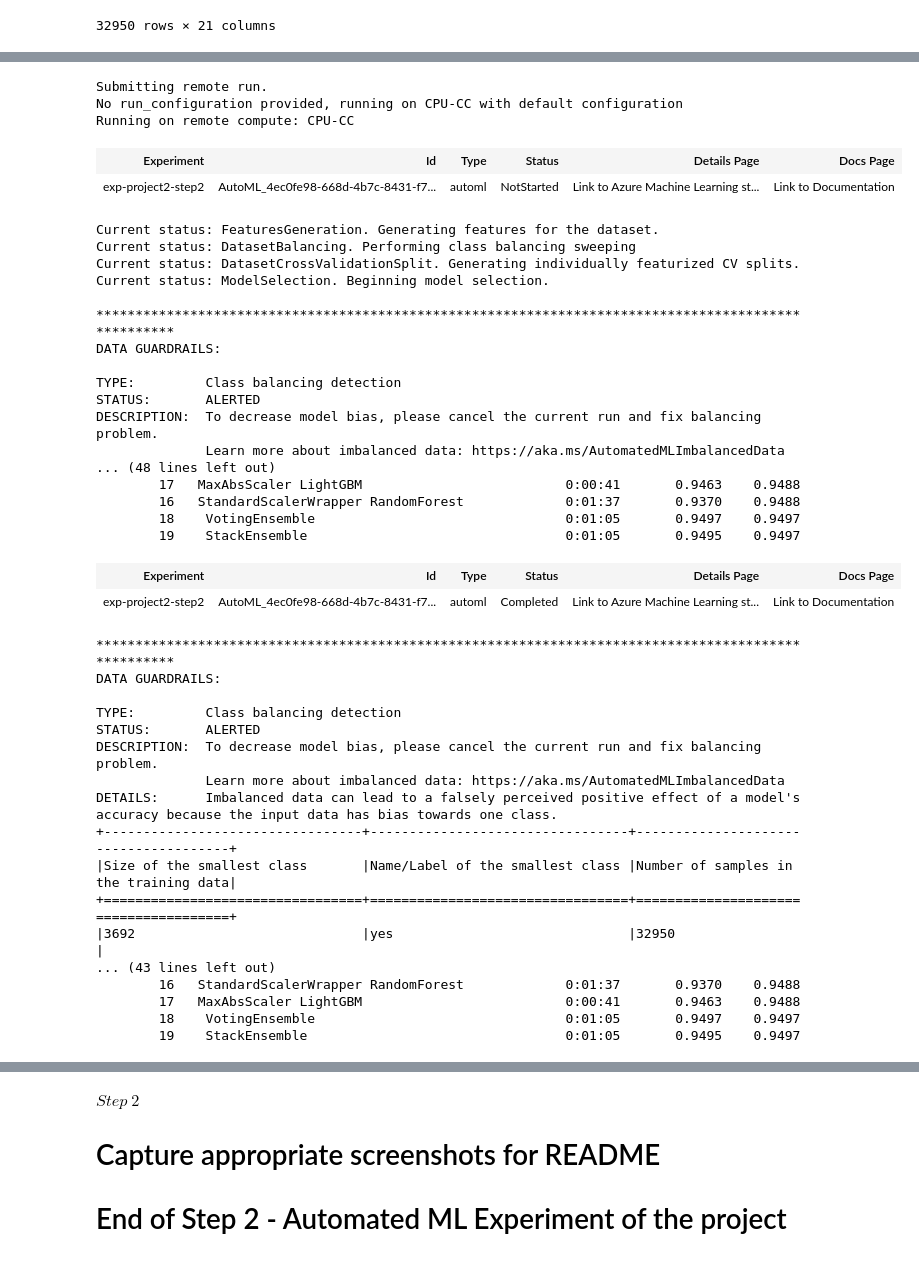
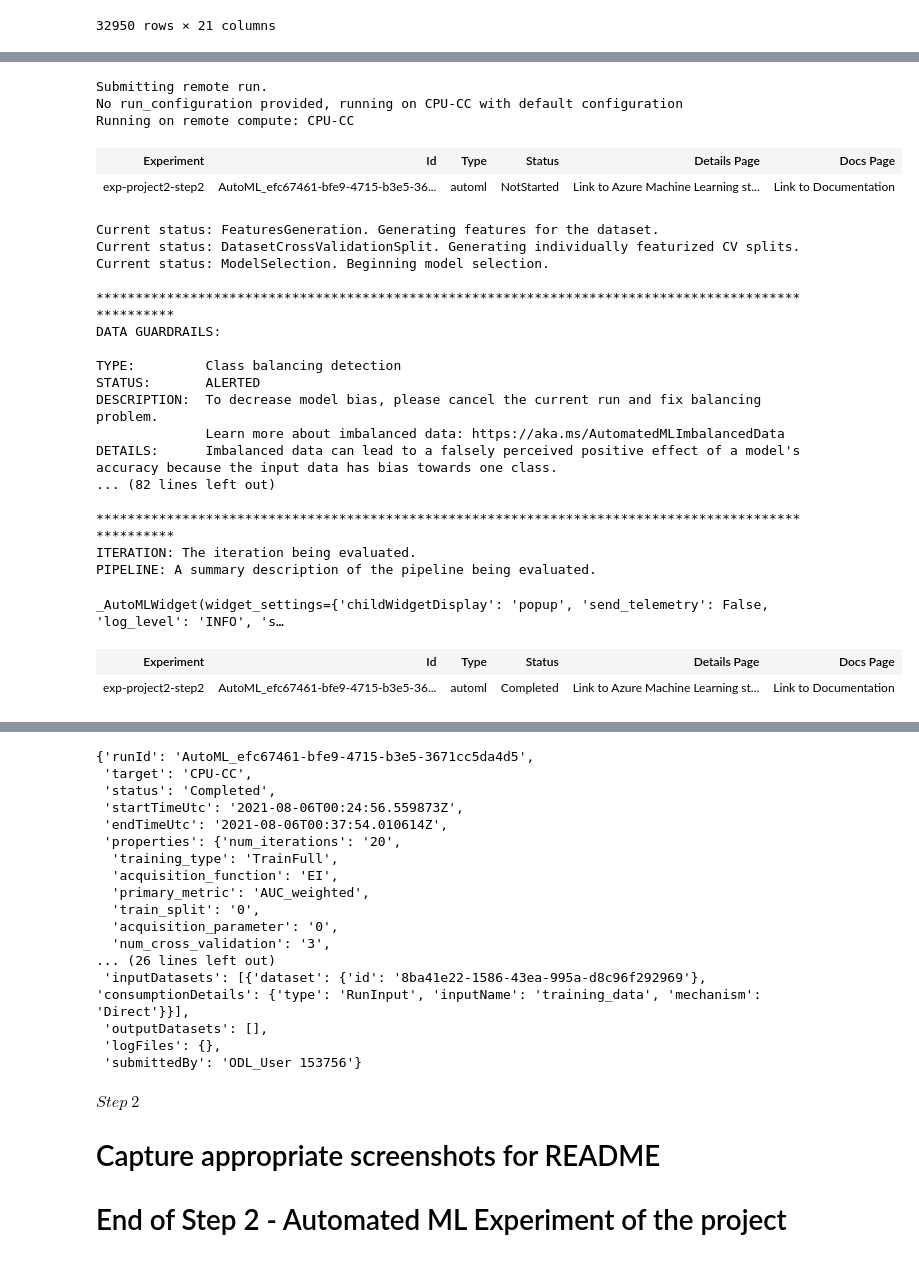
Before and after one commit to dntrply/udacity-pipeline, a Jupyter notebook: operationalizing_ml.ipynb, the cells around one changed output, grey strips where cells are left out. Drawn from its saved outputs; the diff is of its cells as text; code cells hidden in the pictures.

```diff
--- a/operationalizing_ml.ipynb
+++ b/operationalizing_ml.ipynb
@@ -189,19 +188,20 @@ automl_config = AutoMLConfig(
 # %%
 # Submit/Run this experiment
 automl_run = proj_experiment_step2.submit(
     config=automl_config,
     show_output=True
 )
 
+RunDetails(automl_run).show()
+
 automl_run.wait_for_completion(show_output=True)
 # %% [output]
 Submitting remote run.
 No run_configuration provided, running on CPU-CC with default configuration
 Running on remote compute: CPU-CC
 | Experiment | Id | Type | Status | Details Page | Docs Page |
-| exp-project2-step2 | AutoML_4ec0fe98-668d-4b7c-8431-f7... | automl | NotStarted | Link to Azure Machine Learning st... | Link to Documentation |
+| exp-project2-step2 | AutoML_efc67461-bfe9-4715-b3e5-36... | automl | NotStarted | Link to Azure Machine Learning st... | Link to Documentation |
 Current status: FeaturesGeneration. Generating features for the dataset.
-Current status: DatasetBalancing. Performing class balancing sweeping
 Current status: DatasetCrossValidationSplit. Generating individually featurized CV splits.
 Current status: ModelSelection. Beginning model selection.
 
@@ -212,27 +212,12 @@ TYPE:         Class balancing detection
 STATUS:       ALERTED
 DESCRIPTION:  To decrease model bias, please cancel the current run and fix balancing problem.
               Learn more about imbalanced data: https://aka.ms/AutomatedMLImbalancedData
-... (48 lines left out)
-        17   MaxAbsScaler LightGBM                          0:00:41       0.9463    0.9488
-        16   StandardScalerWrapper RandomForest             0:01:37       0.9370    0.9488
-        18    VotingEnsemble                                0:01:05       0.9497    0.9497
-        19    StackEnsemble                                 0:01:05       0.9495    0.9497
+DETAILS:      Imbalanced data can lead to a falsely perceived positive effect of a model's accuracy because the input data has bias towards one class.
+... (82 lines left out)
+
+****************************************************************************************************
+ITERATION: The iteration being evaluated.
+PIPELINE: A summary description of the pipeline being evaluated.
+_AutoMLWidget(widget_settings={'childWidgetDisplay': 'popup', 'send_telemetry': False, 'log_level': 'INFO', 's…
 | Experiment | Id | Type | Status | Details Page | Docs Page |
-| exp-project2-step2 | AutoML_4ec0fe98-668d-4b7c-8431-f7... | automl | Completed | Link to Azure Machine Learning st... | Link to Documentation |
+| exp-project2-step2 | AutoML_efc67461-bfe9-4715-b3e5-36... | automl | Completed | Link to Azure Machine Learning st... | Link to Documentation |
-****************************************************************************************************
-DATA GUARDRAILS:
-
-TYPE:         Class balancing detection
-STATUS:       ALERTED
-DESCRIPTION:  To decrease model bias, please cancel the current run and fix balancing problem.
-              Learn more about imbalanced data: https://aka.ms/AutomatedMLImbalancedData
-DETAILS:      Imbalanced data can lead to a falsely perceived positive effect of a model's accuracy because the input data has bias towards one class.
-+---------------------------------+---------------------------------+--------------------------------------+
-|Size of the smallest class       |Name/Label of the smallest class |Number of samples in the training data|
-+=================================+=================================+======================================+
-|3692                             |yes                              |32950                                 |
-... (43 lines left out)
-        16   StandardScalerWrapper RandomForest             0:01:37       0.9370    0.9488
-        17   MaxAbsScaler LightGBM                          0:00:41       0.9463    0.9488
-        18    VotingEnsemble                                0:01:05       0.9497    0.9497
-        19    StackEnsemble                                 0:01:05       0.9495    0.9497
@@ -256,3 +241,20 @@ DETAILS:      Imbalanced data can lead to a falsely perceived positive effect of
+{'runId': 'AutoML_efc67461-bfe9-4715-b3e5-3671cc5da4d5',
+ 'target': 'CPU-CC',
+ 'status': 'Completed',
+ 'startTimeUtc': '2021-08-06T00:24:56.559873Z',
+ 'endTimeUtc': '2021-08-06T00:37:54.010614Z',
+ 'properties': {'num_iterations': '20',
+  'training_type': 'TrainFull',
+  'acquisition_function': 'EI',
+  'primary_metric': 'AUC_weighted',
+  'train_split': '0',
+  'acquisition_parameter': '0',
+  'num_cross_validation': '3',
+... (26 lines left out)
+ 'inputDatasets': [{'dataset': {'id': '8ba41e22-1586-43ea-995a-d8c96f292969'}, 'consumptionDetails': {'type': 'RunInput', 'inputName': 'training_data', 'mechanism': 'Direct'}}],
+ 'outputDatasets': [],
+ 'logFiles': {},
+ 'submittedBy': 'ODL_User 153756'}
 # %% [markdown]
 $Step$ $2$
 # Capture appropriate screenshots for README
```
Also changed, not shown: parts of 8 cells of this notebook.
